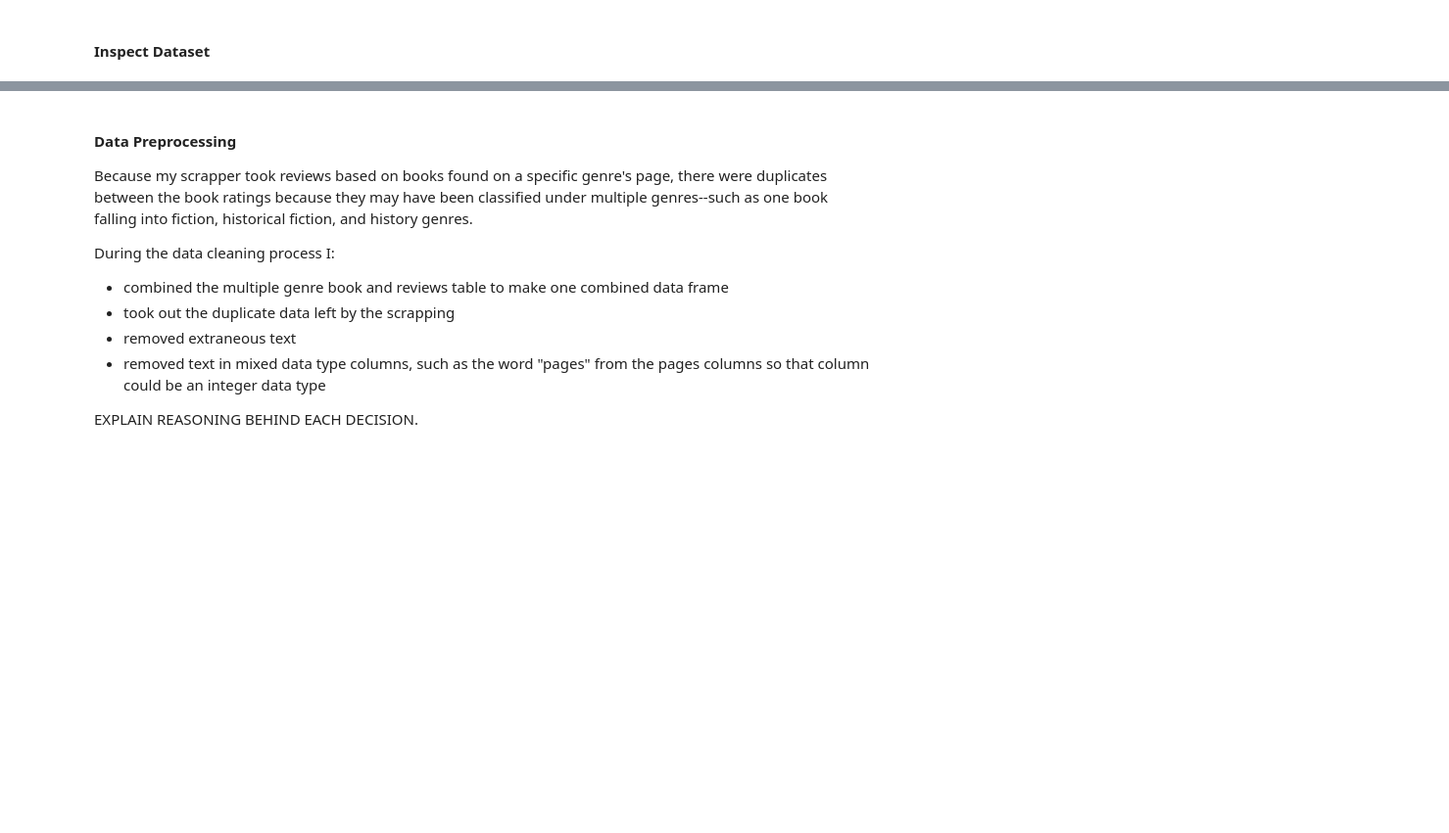
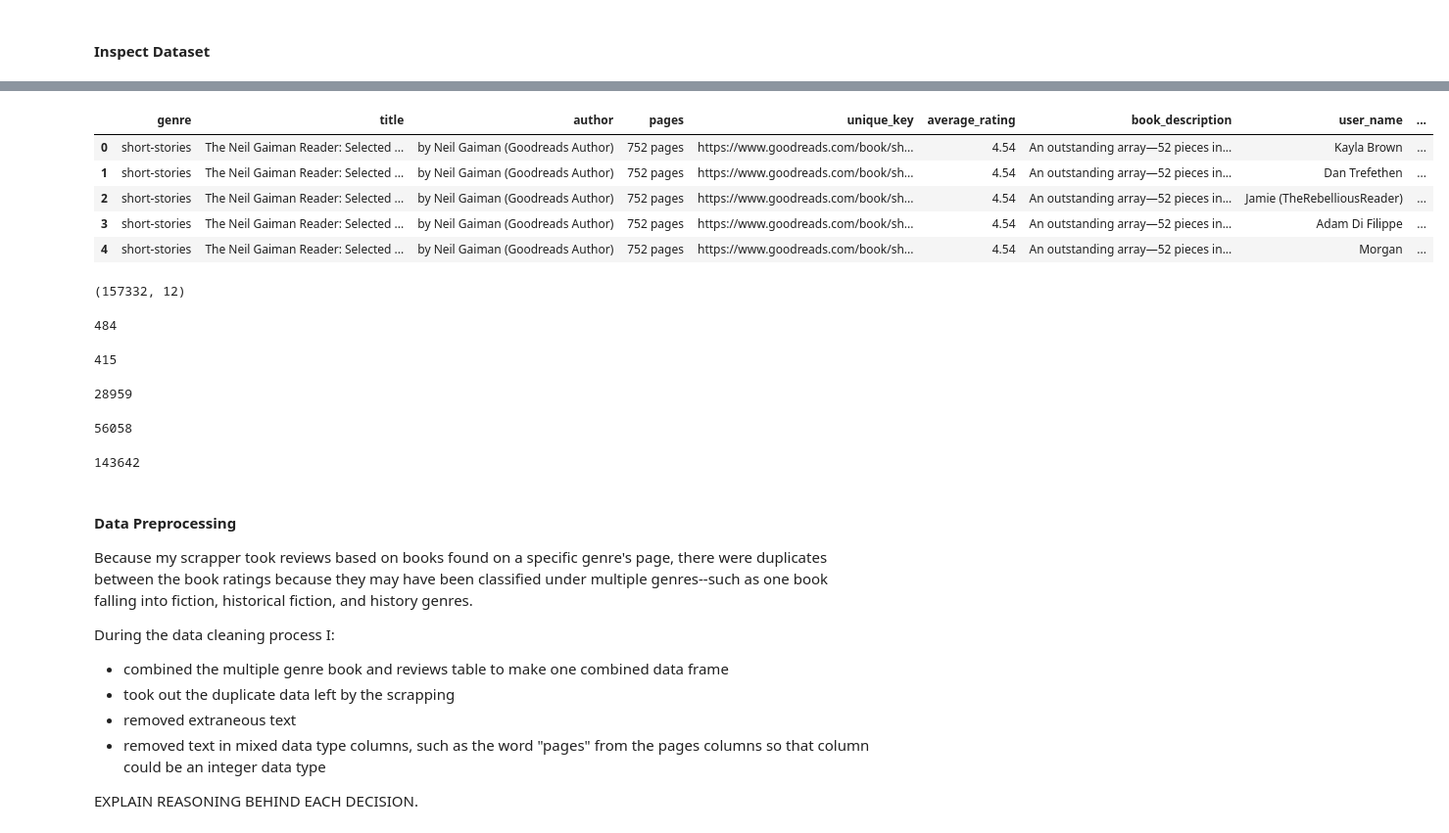
Before and after one commit to angelicacodes/book_recommendation, a Jupyter notebook: notebooks/final/final.ipynb, the cells around one changed output, grey strips where cells are left out. Shown at 98% size. Saved outputs shown, nothing was run; the diff lists cells and outputs as text; code cells hidden in the pictures; blank space fills up the shorter version.

```diff
--- a/notebooks/final/final.ipynb
+++ b/notebooks/final/final.ipynb
@@ -40,5 +88,7 @@ The following cell has the libraries needed to perform the operations in this no
 #### Import Dataset
 
 As mentioned in the previous section, this dataset is a combination of the multiple tables that were exported during the web scrapping process.
+# %%
+df = pd.read_csv('../../data/final/comb_df.csv')
 # %% [markdown]
 #### Inspect Dataset
@@ -45,3 +117,36 @@ As mentioned in the previous section, this dataset is a combination of the multi
+# %%
+df.head()
+# %% [output]
+|  | genre | title | author | pages | unique_key | average_rating | book_description | user_name | ... |
+| 0 | short-stories | The Neil Gaiman Reader: Selected ... | by Neil Gaiman (Goodreads Author) | 752 pages | https://www.goodreads.com/book/sh... | 4.54 | An outstanding array—52 pieces in... | Kayla Brown | ... |
+| 1 | short-stories | The Neil Gaiman Reader: Selected ... | by Neil Gaiman (Goodreads Author) | 752 pages | https://www.goodreads.com/book/sh... | 4.54 | An outstanding array—52 pieces in... | Dan Trefethen | ... |
+| 2 | short-stories | The Neil Gaiman Reader: Selected ... | by Neil Gaiman (Goodreads Author) | 752 pages | https://www.goodreads.com/book/sh... | 4.54 | An outstanding array—52 pieces in... | Jamie (TheRebelliousReader) | ... |
+| 3 | short-stories | The Neil Gaiman Reader: Selected ... | by Neil Gaiman (Goodreads Author) | 752 pages | https://www.goodreads.com/book/sh... | 4.54 | An outstanding array—52 pieces in... | Adam Di Filippe | ... |
+| 4 | short-stories | The Neil Gaiman Reader: Selected ... | by Neil Gaiman (Goodreads Author) | 752 pages | https://www.goodreads.com/book/sh... | 4.54 | An outstanding array—52 pieces in... | Morgan | ... |
+# %%
+df.shape
+# %% [output]
+(157332, 12)
+# %%
+df['book_unique_key'].nunique()
+# %% [output]
+484
+# %%
+df['author'].nunique()
+# %% [output]
+415
+# %%
+df['user_unique_key'].nunique()
+# %% [output]
+28959
+# %%
+df['review_text'].nunique()
+# %% [output]
+56058
+# %%
+df.duplicated(subset='user_unique_key',keep=False).sum()
+# %% [output]
+143642
 # %% [markdown]
 #### Data Preprocessing
 
```
Also changed, not shown: parts of 34 cells of this notebook, 2 other files.
